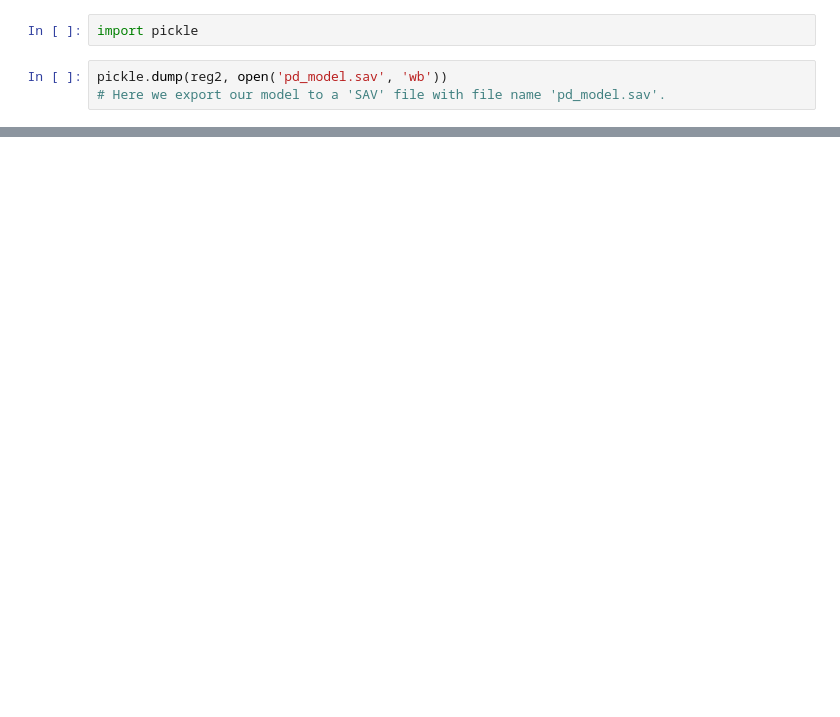
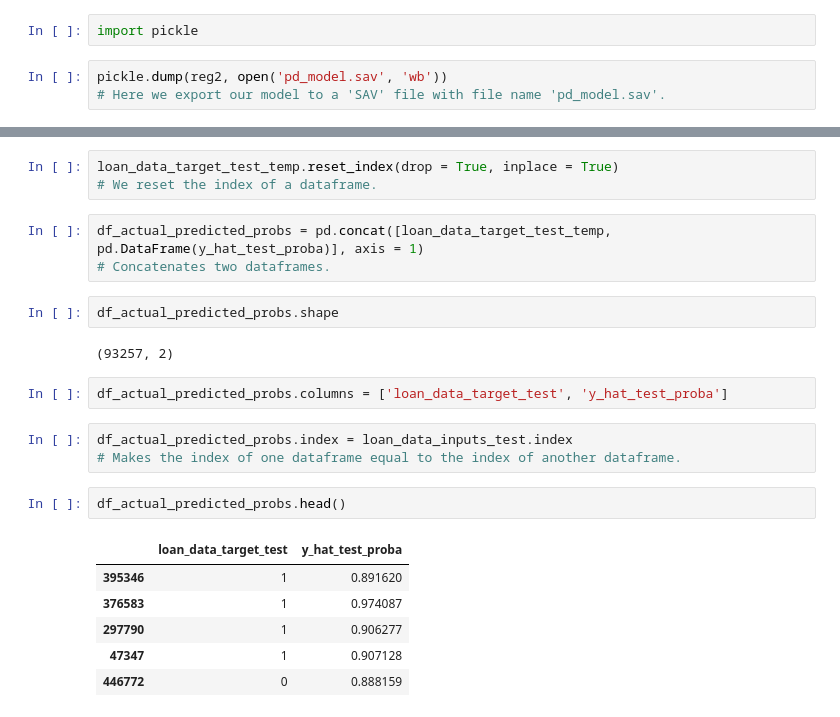
Before and after one commit to Lindah-Kima/credit_risk_modelling_python, a Jupyter notebook: PD_model_estimation & validation.ipynb, the cells around one changed output, grey strips where cells are left out. Drawn from its saved outputs; the diff is of its cells as text; blank space fills up the shorter version.

```diff
--- a/PD_model_estimation.ipynb
+++ b/PD_model_estimation & validation.ipynb
@@ -671,0 +867,24 @@ pickle.dump(reg2, open('pd_model.sav', 'wb'))
+# %%
+loan_data_target_test_temp.reset_index(drop = True, inplace = True)
+# We reset the index of a dataframe.
+# %%
+df_actual_predicted_probs = pd.concat([loan_data_target_test_temp, pd.DataFrame(y_hat_test_proba)], axis = 1)
+# Concatenates two dataframes.
+# %%
+df_actual_predicted_probs.shape
+# %% [output]
+(93257, 2)
+# %%
+df_actual_predicted_probs.columns = ['loan_data_target_test', 'y_hat_test_proba']
+# %%
+df_actual_predicted_probs.index = loan_data_inputs_test.index
+# Makes the index of one dataframe equal to the index of another dataframe.
+# %%
+df_actual_predicted_probs.head()
+# %% [output]
+|  | loan_data_target_test | y_hat_test_proba |
+| 395346 | 1 | 0.891620 |
+| 376583 | 1 | 0.974087 |
+| 297790 | 1 | 0.906277 |
+| 47347 | 1 | 0.907128 |
+| 446772 | 0 | 0.888159 |
```
Also changed, not shown: parts of 15 cells of this notebook, 2 other files.
